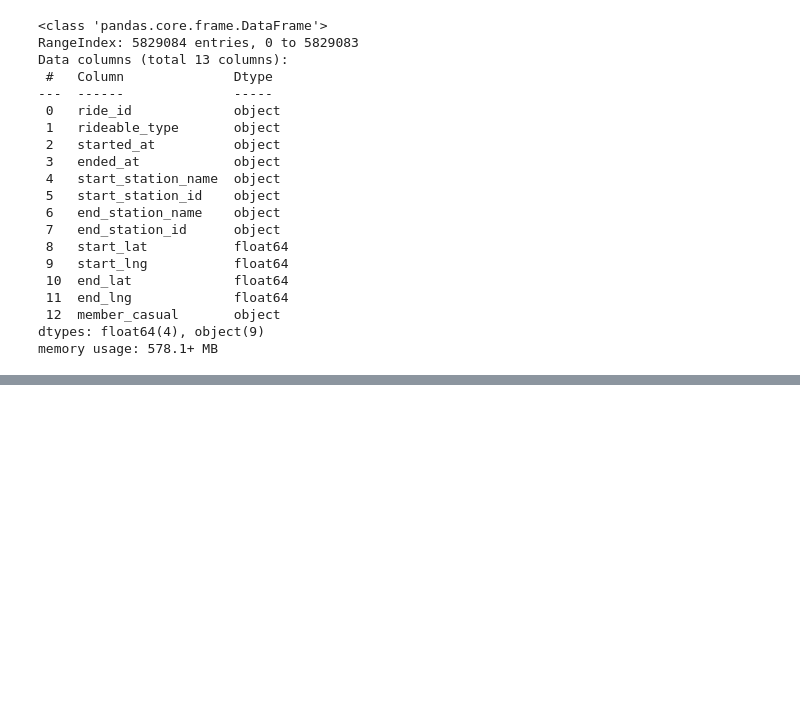
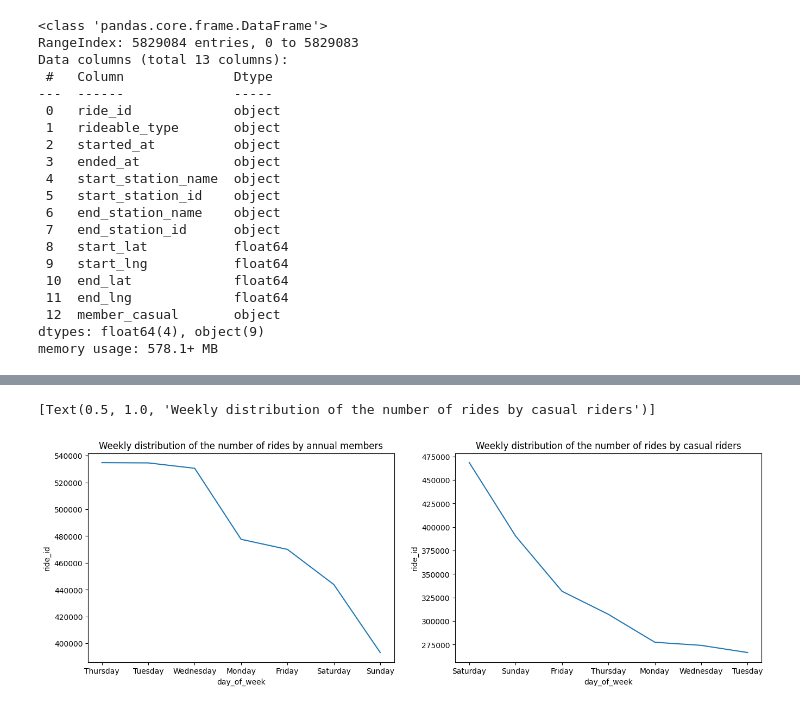
Before and after one commit to bettybuilds/Cyclistic, a Jupyter notebook: cyclistic.ipynb, the cells around one changed output, grey strips where cells are left out. Saved outputs shown, nothing was run; the diff lists cells and outputs as text; code cells hidden in the pictures; blank space fills up the shorter version.

```diff
--- a/cyclistic.ipynb
+++ b/cyclistic.ipynb
@@ -187,0 +555,26 @@ df.head()
+# %%
+fig, axes = plt.subplots(nrows=1, ncols=2, figsize=(16, 5))
+
+# Creating new DataFrame for subplots by customer type per week using the count of the unique identifier checking the mean of the ride lengths:
+df1 = df.loc[df['customer_type'] == 'member'] \
+    .groupby(['day_of_week'], as_index=False) \
+    .agg({'ride_id': 'count', 'ride_length': 'mean'}) \
+    .sort_values('ride_id', ascending=False)
+
+sns.lineplot(ax=axes[0],
+x = df1['day_of_week'],
+y = df1['ride_id']) \
+.set(title = 'Weekly distribution of the number of rides by annual members')
+
+df2 = df.loc[df['customer_type'] == 'casual'] \
+    .groupby(['day_of_week'], as_index=False) \
+    .agg({'ride_id': 'count', 'ride_length': 'mean'}) \
+    .sort_values('ride_id', ascending=False)
+
+sns.lineplot(ax=axes[1],
+x = df2['day_of_week'],
+y = df2['ride_id']) \
+.set(title = 'Weekly distribution of the number of rides by casual riders')
+# %% [output]
+[Text(0.5, 1.0, 'Weekly distribution of the number of rides by casual riders')]
+[figure, added]
```
Also changed, not shown: parts of 77 cells of this notebook.
